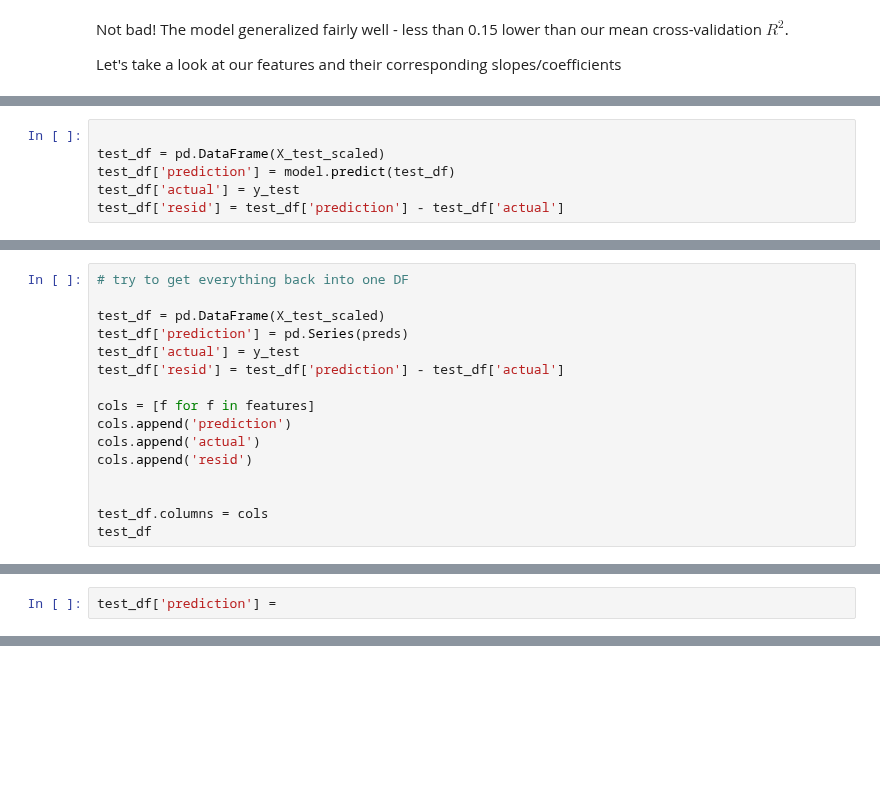
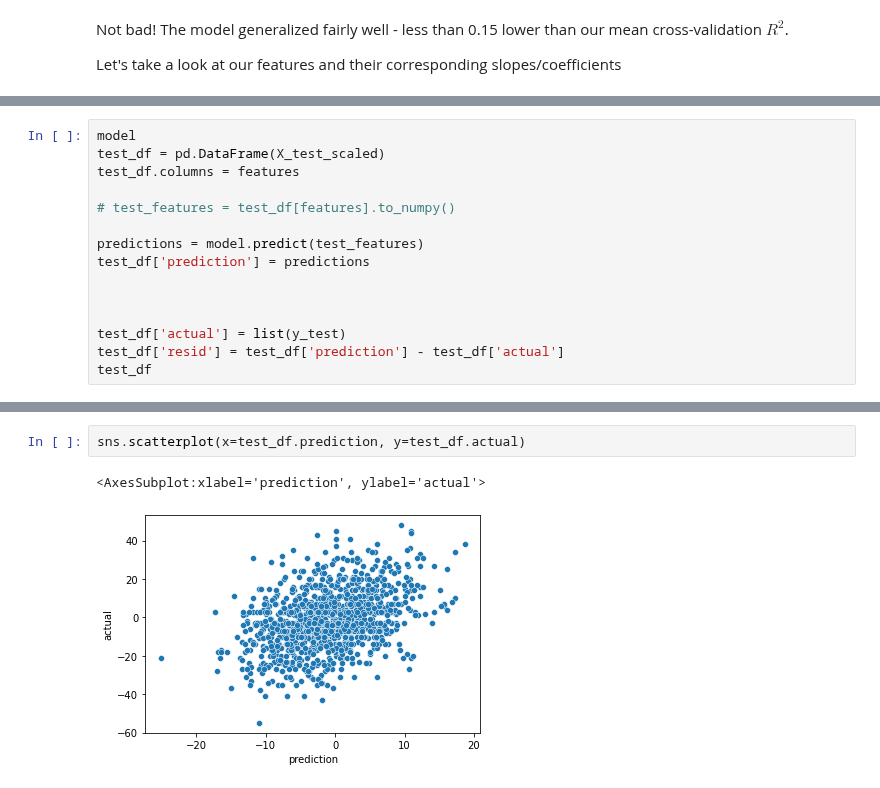
Before and after one commit to edubu2/metis-project2, a Jupyter notebook: code/final_modeling.ipynb, the cells around one changed output, grey strips where cells are left out. Drawn from its saved outputs; the diff is of its cells as text; blank space fills up the shorter version.

Commit message:
get predictions/actuals/resids into DF and start plotting

```diff
--- a/code/final_modeling.ipynb
+++ b/code/final_modeling.ipynb
@@ -220,6 +224,15 @@ array([-1.18519265e-01,  9.23903305e-01, -1.00592919e+00,  2.67954376e+00,
 # %%
+model
+test_df = pd.DataFrame(X_test_scaled)
+test_df.columns = features
 
-test_df = pd.DataFrame(X_test_scaled)
-test_df['prediction'] = model.predict(test_df)
-test_df['actual'] = y_test
+# test_features = test_df[features].to_numpy()
+
+predictions = model.predict(test_features)
+test_df['prediction'] = predictions
+
+
+
+test_df['actual'] = list(y_test)
 test_df['resid'] = test_df['prediction'] - test_df['actual']
+test_df
@@ -226,16 +252,0 @@ test_df['resid'] = test_df['prediction'] - test_df['actual']
-# %%
-# try to get everything back into one DF
-
-test_df = pd.DataFrame(X_test_scaled)
-test_df['prediction'] = pd.Series(preds)
-test_df['actual'] = y_test
-test_df['resid'] = test_df['prediction'] - test_df['actual']
-
-cols = [f for f in features]
-cols.append('prediction')
-cols.append('actual')
-cols.append('resid')
-
-
-test_df.columns = cols
-test_df
@@ -256,2 +252,0 @@ test_df
-# %%
-test_df['prediction'] =
@@ -270,0 +253,5 @@ TypeError: 'tuple' object is not callable
+# %%
+sns.scatterplot(x=test_df.prediction, y=test_df.actual)
+# %% [output]
+<AxesSubplot:xlabel='prediction', ylabel='actual'>
+[figure, added]
```
Also changed, not shown: parts of 18 cells of this notebook.
